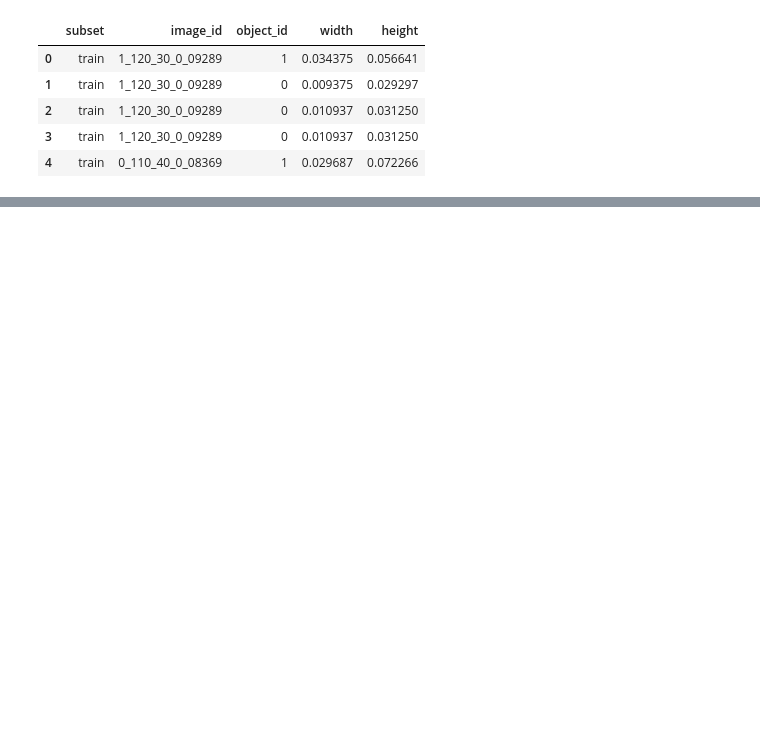
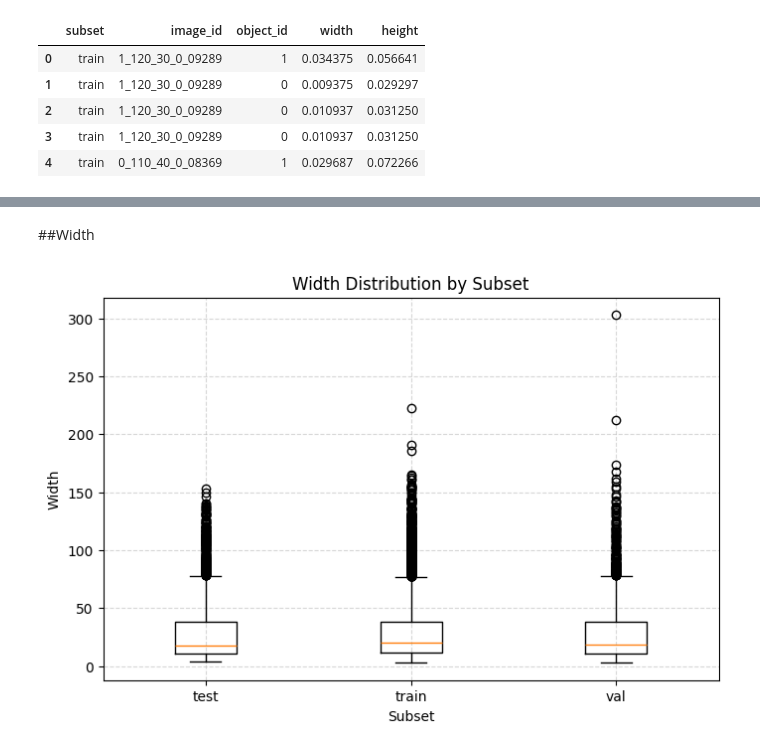
Before and after one commit to FaridRash/-thermal-uav-object-detection, a Jupyter notebook: Farid_1st.ipynb, the cells around one changed output, grey strips where cells are left out. Cells and saved outputs as stored; diff of their text form; code cells hidden in the pictures; blank space fills up the shorter version.

```diff
--- a/Farid_1st.ipynb
+++ b/Farid_1st.ipynb
@@ -146,0 +151,6 @@ df.head()
+# %%
+image_width = 640
+image_height = 512
+df['width_pixels'] = df['width'] * image_width
+df['height_pixels'] = df['height'] * image_height
+df.head()
@@ -146,0 +164,17 @@ df.head()
+# %% [markdown]
+##Width
+# %%
+# Group data
+groups = df.groupby('subset')['width_pixels'].apply(list)
+
+plt.figure(figsize=(8, 5))
+plt.boxplot(groups, labels=groups.index)
+
+plt.title('Width Distribution by Subset')
+plt.xlabel('Subset')
+plt.ylabel('Width')
+plt.grid(True, linestyle='--', alpha=0.5)
+
+plt.show()
+# %% [output]
+[figure, added]
```
Also changed, not shown: parts of 8 cells of this notebook.
